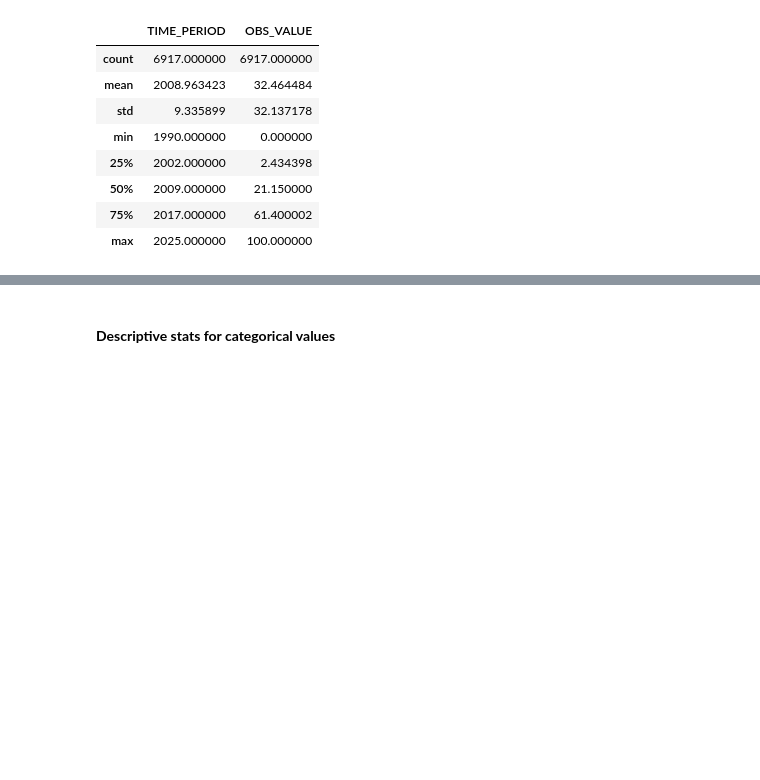
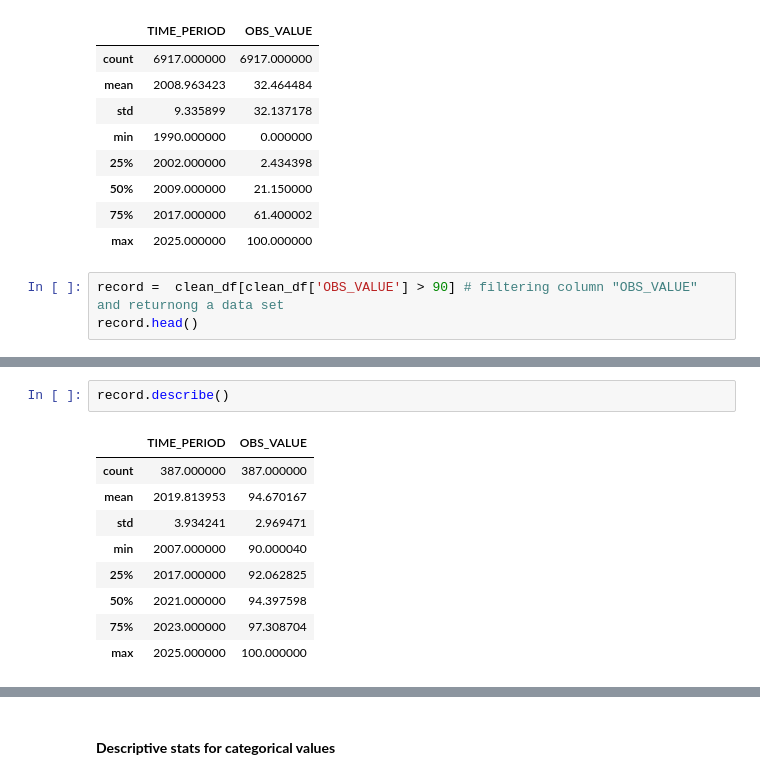
Before and after one commit to JosephRidge/AnalysisDSA101, a Jupyter notebook: analysis104.ipynb, the cells around one changed output, grey strips where cells are left out. Cells and saved outputs as stored; diff of their text form; blank space fills up the shorter version.

```diff
--- a/analysis104.ipynb
+++ b/analysis104.ipynb
@@ -181,3 +184,6 @@ clean_df.describe() # we get descriptive stats for numerical dta types/ columns
 | 50% | 2009.000000 | 21.150000 |
 | 75% | 2017.000000 | 61.400002 |
 | max | 2025.000000 | 100.000000 |
+# %%
+record =  clean_df[clean_df['OBS_VALUE'] > 90] # filtering column "OBS_VALUE" and returnong a data set
+record.head()
@@ -184,3 +231,15 @@ clean_df.describe() # we get descriptive stats for numerical dta types/ columns
+# %%
+record.describe()
+# %% [output]
+|  | TIME_PERIOD | OBS_VALUE |
+| count | 387.000000 | 387.000000 |
+| mean | 2019.813953 | 94.670167 |
+| std | 3.934241 | 2.969471 |
+| min | 2007.000000 | 90.000040 |
+| 25% | 2017.000000 | 92.062825 |
+| 50% | 2021.000000 | 94.397598 |
+| 75% | 2023.000000 | 97.308704 |
+| max | 2025.000000 | 100.000000 |
 # %% [markdown]
 **Insights:**
 
```
Also changed, not shown: parts of 10 cells of this notebook.
